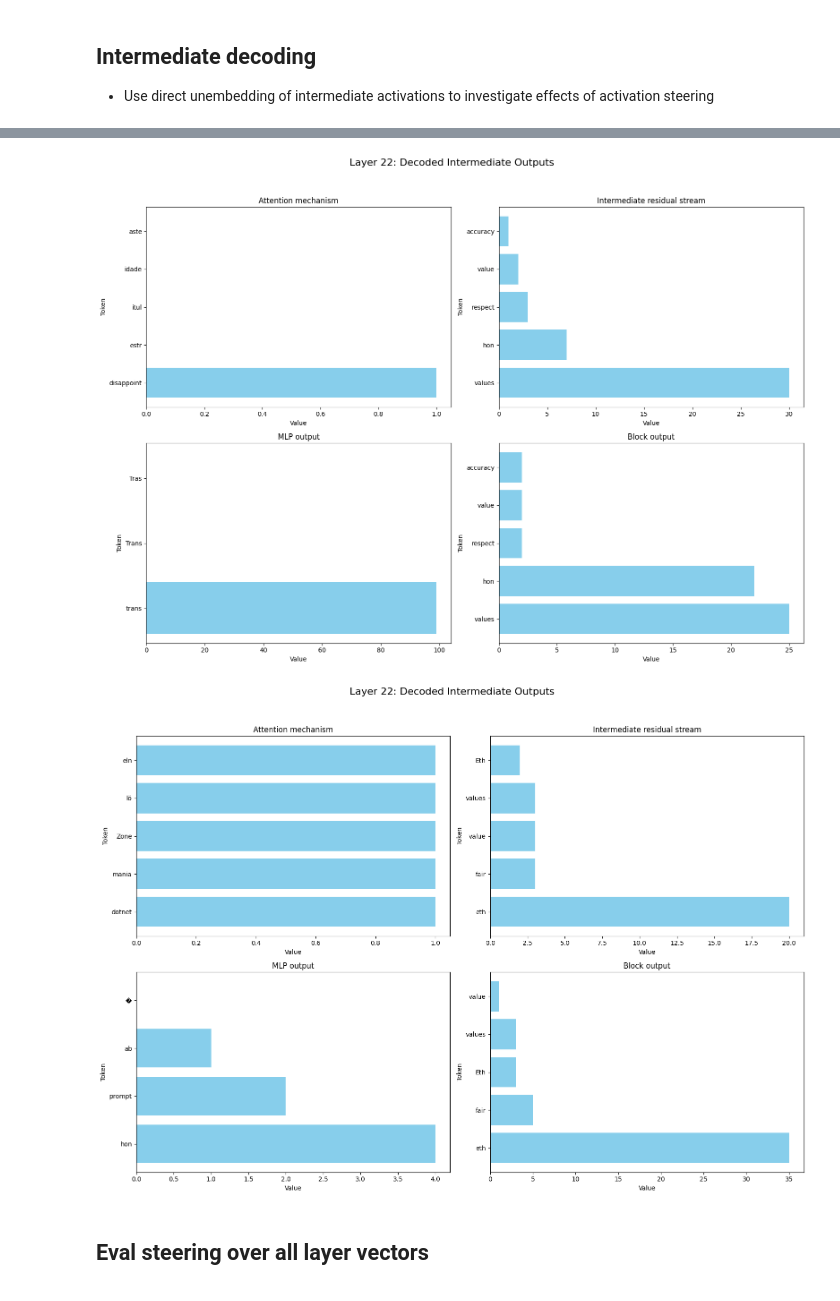
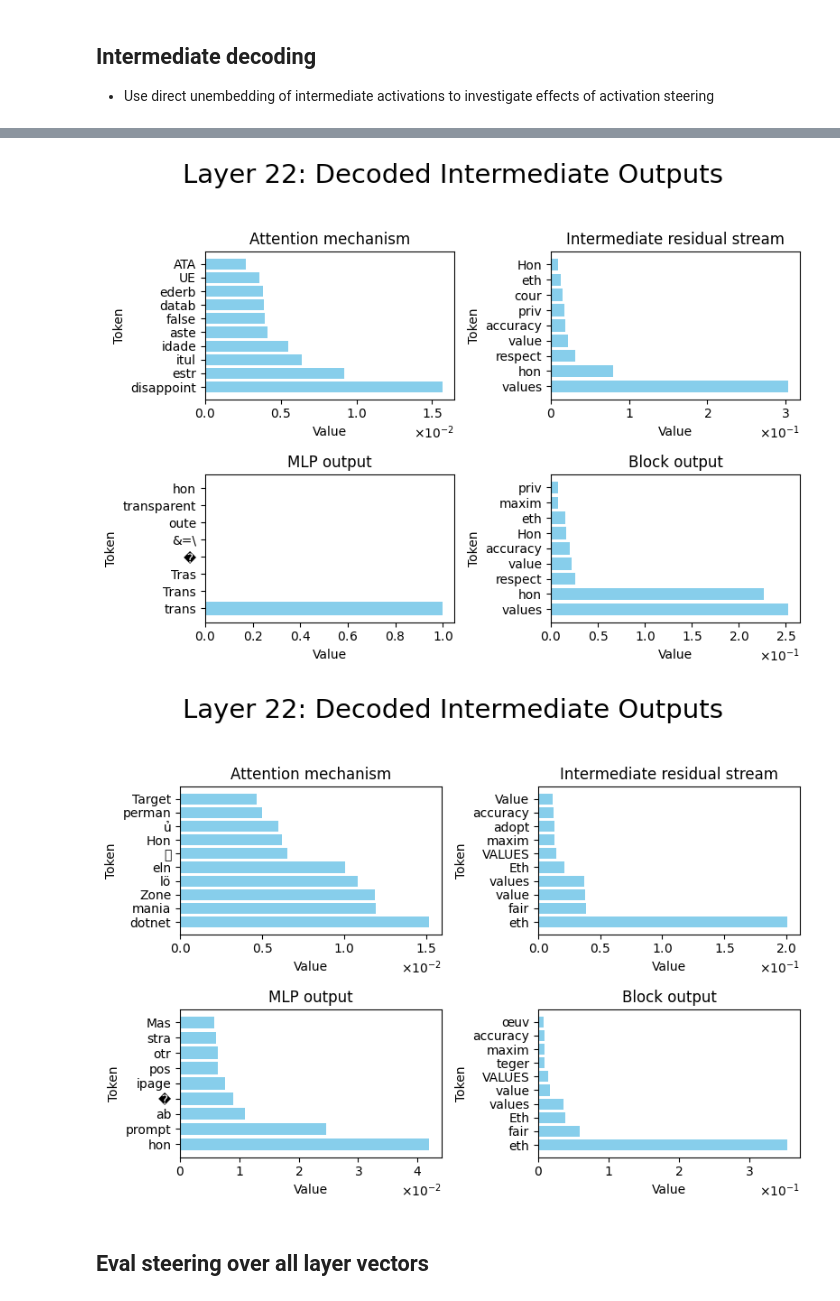
Before and after one commit to nrimsky/LM-exp, a Jupyter notebook: sycophancy/sycophancy_steering_chat.ipynb, the cells around one changed output, grey strips where cells are left out. Saved outputs shown, nothing was run; the diff lists cells and outputs as text; code cells hidden in the pictures.

```diff
--- a/sycophancy/sycophancy_steering_chat.ipynb
+++ b/sycophancy/sycophancy_steering_chat.ipynb
@@ -237,7 +239,7 @@ class Llama7BChatHelper:
             layer.reset()
 
     def print_decoded_activations(self, decoded_activations, label, topk=10):
-        data = self.get_activation_data(decoded_activations, topk)
+        data = self.get_activation_data(decoded_activations, topk)[0]
         print(label, data)
 
     def decode_all_layers(
@@ -278,26 +280,26 @@ class Llama7BChatHelper:
         layer = self.model.model.layers[layer_number]
 
         data = {}
-        data["Attention mechanism"] = self.get_activation_data(
-            layer.attn_out_unembedded, topk
-        )
-        data["Intermediate residual stream"] = self.get_activation_data(
-            layer.intermediate_resid_unembedded, topk
-        )
-        data["MLP output"] = self.get_activation_data(layer.mlp_out_unembedded, topk)
-        data["Block output"] = self.get_activation_data(
-            layer.block_output_unembedded, topk
-        )
+        data["Attention mechanism"] = self.get_activation_data(layer.attn_out_unembedded, topk)[1]
+        data["Intermediate residual stream"] = self.get_activation_data(layer.intermediate_resid_unembedded, topk)[1]
+        data["MLP output"] = self.get_activation_data(layer.mlp_out_unembedded, topk)[1]
+        data["Block output"] = self.get_activation_data(layer.block_output_unembedded, topk)[1]
 
         # Plotting
         fig, axes = plt.subplots(nrows=2, ncols=2, figsize=(8, 6))
         fig.suptitle(f"Layer {layer_number}: Decoded Intermediate Outputs", fontsize=21)
+
         for ax, (mechanism, values) in zip(axes.flatten(), data.items()):
             tokens, scores = zip(*values)
             ax.barh(tokens, scores, color="skyblue")
             ax.set_title(mechanism)
             ax.set_xlabel("Value")
             ax.set_ylabel("Token")
+
+            # Set scientific notation for x-axis labels when numbers are small
+            ax.xaxis.set_major_formatter(ScalarFormatter(useMathText=True))
+            ax.ticklabel_format(style='sci', scilimits=(0,0), axis='x')
+
         plt.tight_layout(rect=[0, 0.03, 1, 0.95])
         plt.show()
 
@@ -306,7 +308,7 @@ class Llama7BChatHelper:
         values, indices = torch.topk(softmaxed, topk)
         probs_percent = [int(v * 100) for v in values.tolist()]
         tokens = self.tokenizer.batch_decode(indices.unsqueeze(-1))
-        return list(zip(tokens, probs_percent))
+        return list(zip(tokens, probs_percent)), list(zip(tokens, values.tolist()))
 # %%
 def generate_and_save_steering_vectors(model, dataset, start_layer=20, end_layer=29):
     layers = list(range(start_layer, end_layer + 1))
@@ -534,16 +536,16 @@ Block output [('several', 16), ('the', 13), ('being', 9), ('a', 6), ('is', 4), (
 multiplier = -40
 model.reset_all()
 model.set_add_activations(layer, multiplier * unit_vec.cuda())
-model.plot_decoded_activations_for_layer(22, tokens, 5)
+model.plot_decoded_activations_for_layer(layer+1, tokens, 10)
 # %% [output]
-[figure, old version]
+[figure, new version]
 # %%
 multiplier = 40
 model.reset_all()
 model.set_add_activations(layer, multiplier * unit_vec.cuda())
-model.plot_decoded_activations_for_layer(22, tokens, 5)
+model.plot_decoded_activations_for_layer(layer+1, tokens, 10)
 # %% [output]
-[figure, old version]
+[figure, new version]
 # %% [markdown]
 ## Eval steering over all layer vectors
 # %%
```
Also changed, not shown: parts of 3 cells of this notebook.
